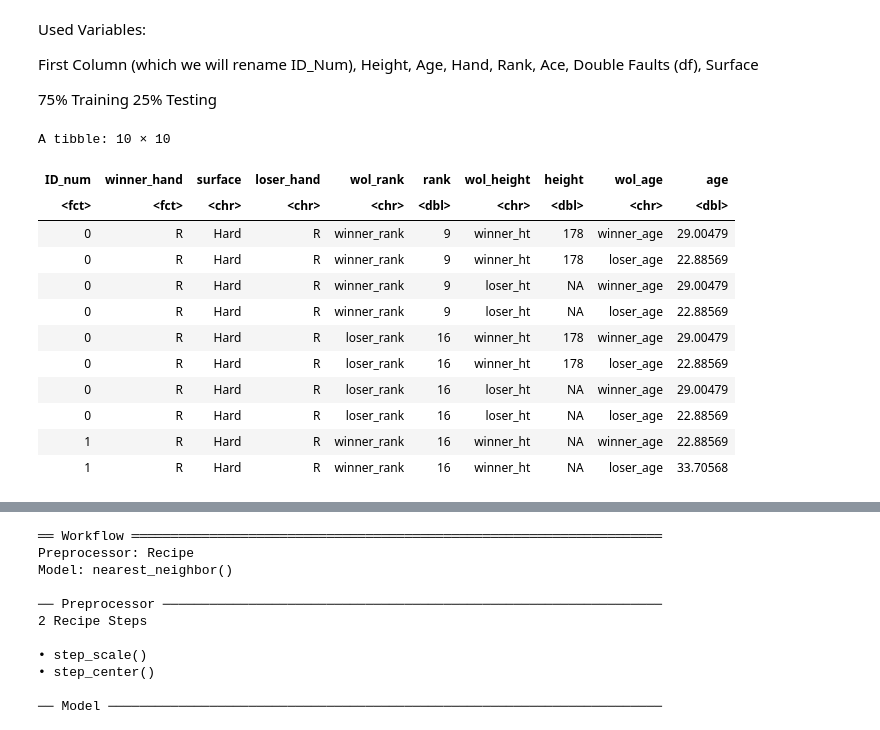
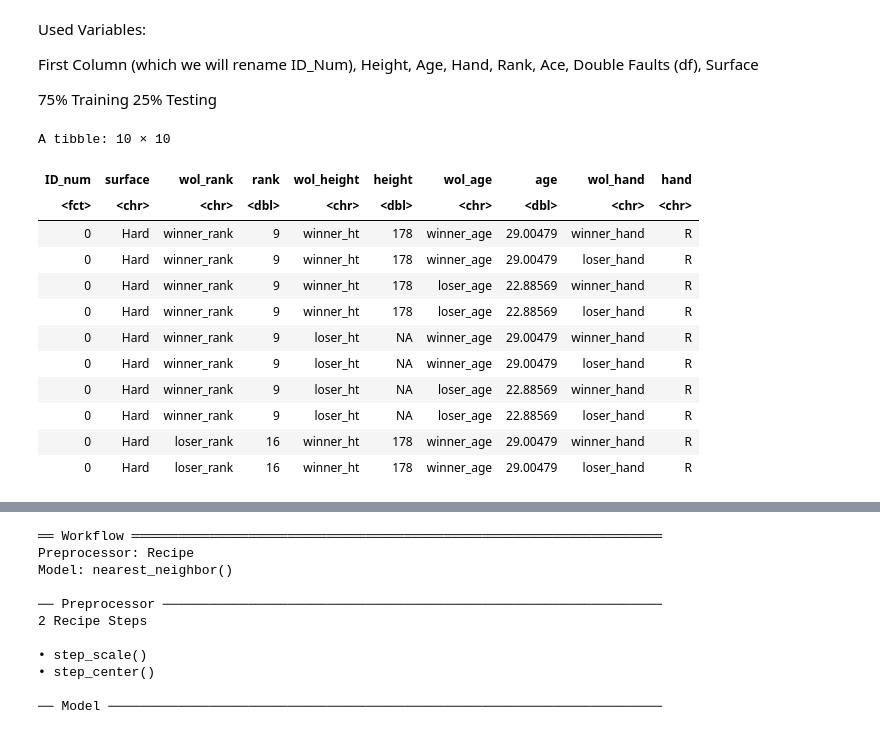
Before and after one commit to KatieSwan/DSCI100_GroupProject, a Jupyter notebook: Project_Proposal.ipynb, the cells around one changed output, grey strips where cells are left out. Cells and saved outputs as stored; diff of their text form; code cells hidden in the pictures.

```diff
--- a/Project_Proposal.ipynb
+++ b/Project_Proposal.ipynb
@@ -53,32 +53,37 @@ Surface
 # %%
 tennis_named <- tennis|>
     rename("ID_num" = 1 )
 tennis_smaller <- tennis_named|>
     select(ID_num,winner_hand,winner_ht,winner_age, winner_rank,surface, loser_hand,loser_ht, loser_age, loser_rank)|>
     mutate(ID_num = as_factor(ID_num), winner_hand = as_factor(winner_hand))
 tennis_pivot <- tennis_smaller |>
     pivot_longer(cols = c("winner_rank", "loser_rank"),
                      names_to = "wol_rank",
                      values_to = "rank") |>
     pivot_longer(cols = c("winner_ht", "loser_ht"),
                      names_to = "wol_height",
                      values_to = "height") |>
     pivot_longer(cols = c("winner_age", "loser_age"),
                      names_to = "wol_age",
-                     values_to = "age")
+                     values_to = "age") |>
+    pivot_longer(cols = c("winner_hand", "loser_hand"),
+                     names_to = "wol_hand",
+                     values_to = "hand")
 tennis_pivot |>
             slice(1 : 10)
+#
+#Filter all the NA first before continuing
 # %% [output]
 A tibble: 10 × 10
-| ID_num | winner_hand | surface | loser_hand | wol_rank | rank | wol_height | height | wol_age | age |
-| <fct> | <fct> | <chr> | <chr> | <chr> | <dbl> | <chr> | <dbl> | <chr> | <dbl> |
-| 0 | R | Hard | R | winner_rank | 9 | winner_ht | 178 | winner_age | 29.00479 |
-| 0 | R | Hard | R | winner_rank | 9 | winner_ht | 178 | loser_age | 22.88569 |
-| 0 | R | Hard | R | winner_rank | 9 | loser_ht | NA | winner_age | 29.00479 |
-| 0 | R | Hard | R | winner_rank | 9 | loser_ht | NA | loser_age | 22.88569 |
-| 0 | R | Hard | R | loser_rank | 16 | winner_ht | 178 | winner_age | 29.00479 |
-| 0 | R | Hard | R | loser_rank | 16 | winner_ht | 178 | loser_age | 22.88569 |
-| 0 | R | Hard | R | loser_rank | 16 | loser_ht | NA | winner_age | 29.00479 |
-| 0 | R | Hard | R | loser_rank | 16 | loser_ht | NA | loser_age | 22.88569 |
-| 1 | R | Hard | R | winner_rank | 16 | winner_ht | NA | winner_age | 22.88569 |
-| 1 | R | Hard | R | winner_rank | 16 | winner_ht | NA | loser_age | 33.70568 |
+| ID_num | surface | wol_rank | rank | wol_height | height | wol_age | age | wol_hand | hand |
+| <fct> | <chr> | <chr> | <dbl> | <chr> | <dbl> | <chr> | <dbl> | <chr> | <chr> |
+| 0 | Hard | winner_rank | 9 | winner_ht | 178 | winner_age | 29.00479 | winner_hand | R |
+| 0 | Hard | winner_rank | 9 | winner_ht | 178 | winner_age | 29.00479 | loser_hand | R |
+| 0 | Hard | winner_rank | 9 | winner_ht | 178 | loser_age | 22.88569 | winner_hand | R |
+| 0 | Hard | winner_rank | 9 | winner_ht | 178 | loser_age | 22.88569 | loser_hand | R |
+| 0 | Hard | winner_rank | 9 | loser_ht | NA | winner_age | 29.00479 | winner_hand | R |
+| 0 | Hard | winner_rank | 9 | loser_ht | NA | winner_age | 29.00479 | loser_hand | R |
+| 0 | Hard | winner_rank | 9 | loser_ht | NA | loser_age | 22.88569 | winner_hand | R |
+| 0 | Hard | winner_rank | 9 | loser_ht | NA | loser_age | 22.88569 | loser_hand | R |
+| 0 | Hard | loser_rank | 16 | winner_ht | 178 | winner_age | 29.00479 | winner_hand | R |
+| 0 | Hard | loser_rank | 16 | winner_ht | 178 | winner_age | 29.00479 | loser_hand | R |
```
Also changed, not shown: parts of 6 cells of this notebook.
